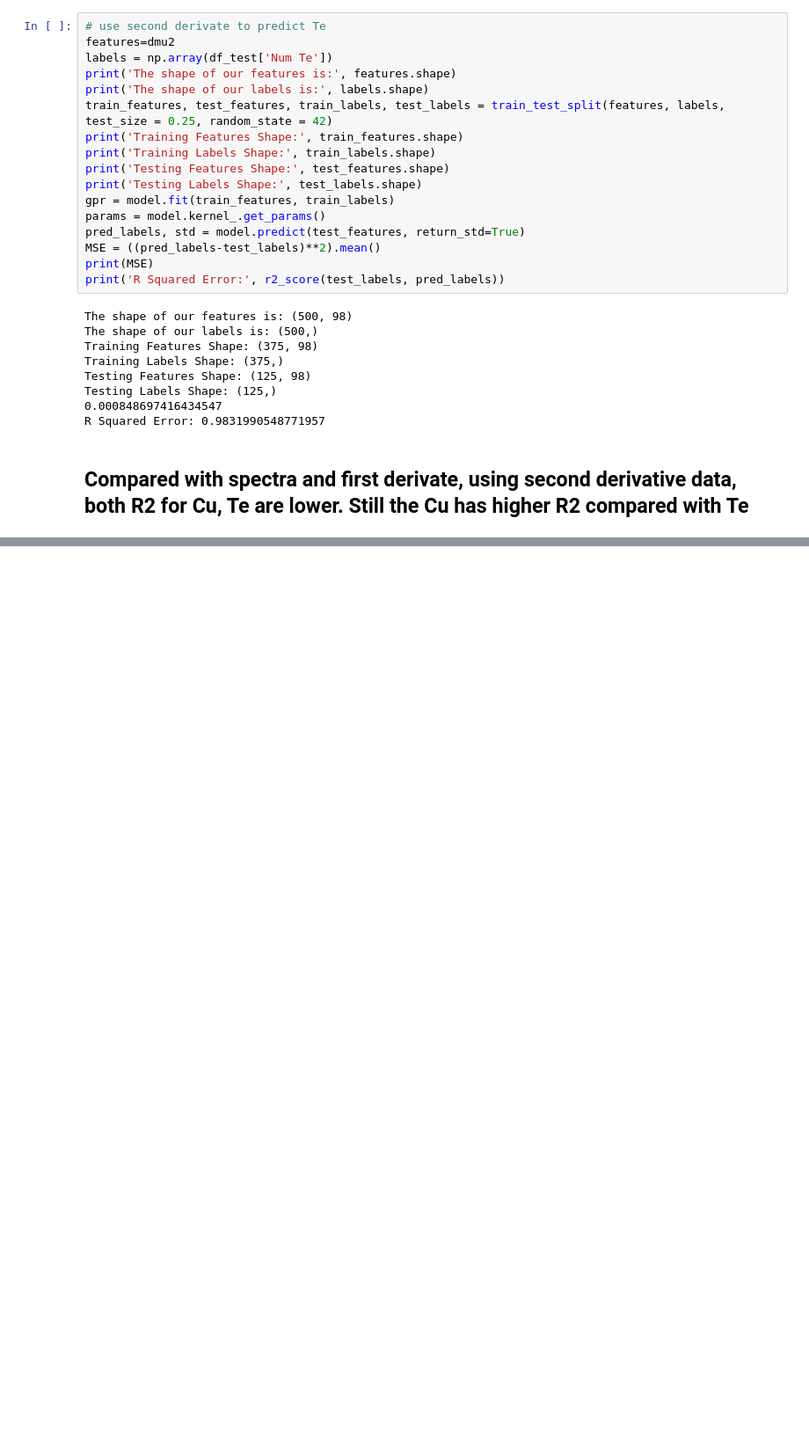
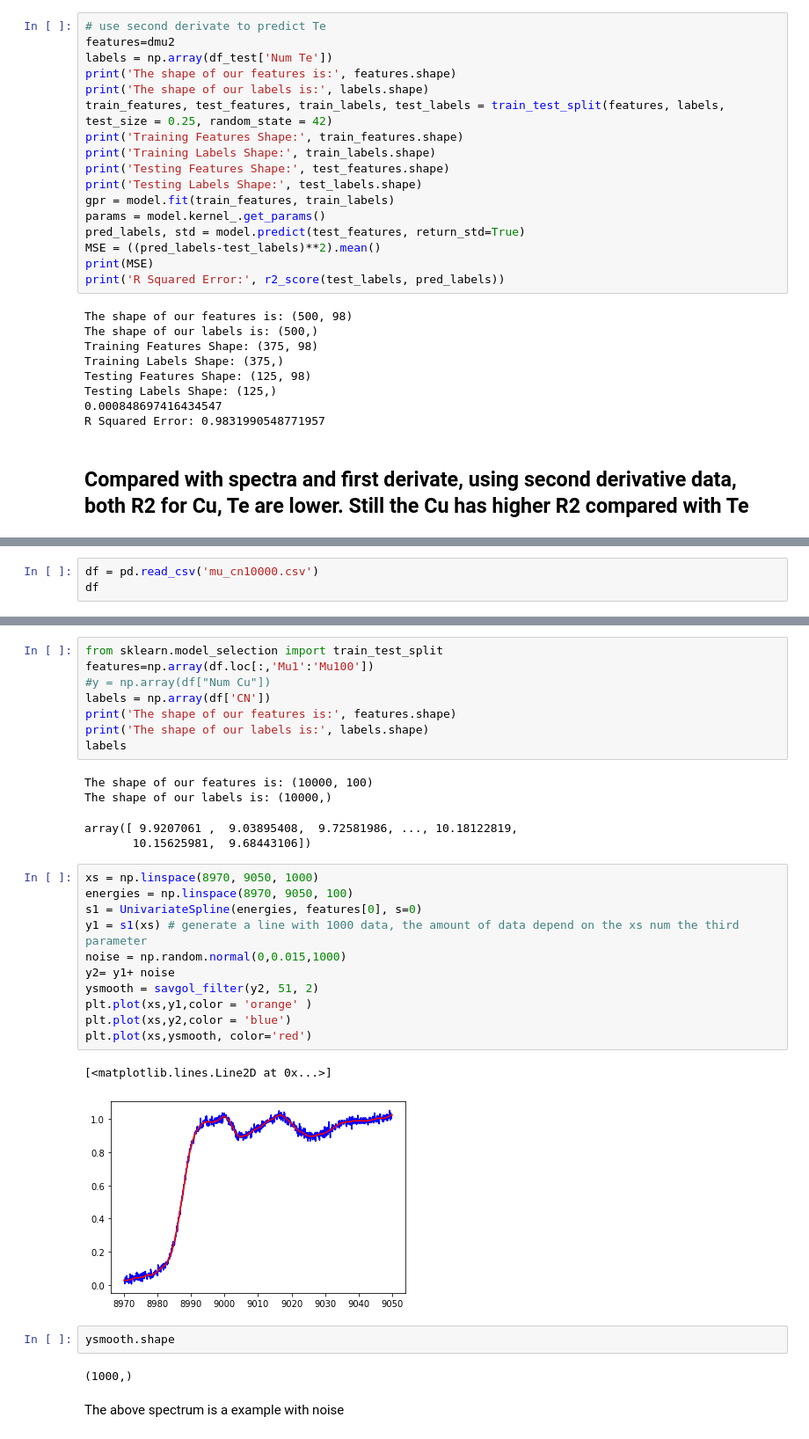
Before and after one commit to PredictXANES/XANES_Capstone, a Jupyter notebook: examples/GPR_predict_atom_number.ipynb, the cells around one changed output, grey strips where cells are left out. Shown at 88% size. Saved outputs shown, nothing was run; the diff lists cells and outputs as text; blank space fills up the shorter version.

Commit message:
update the noise and smooth

```diff
--- a/examples/GPR_predict_atom_number.ipynb
+++ b/examples/GPR_predict_atom_number.ipynb
@@ -452,0 +455,3 @@ R Squared Error: 0.9831990548771957
+# %%
+df = pd.read_csv('mu_cn10000.csv')
+df
@@ -452,0 +472,33 @@ R Squared Error: 0.9831990548771957
+# %%
+from sklearn.model_selection import train_test_split
+features=np.array(df.loc[:,'Mu1':'Mu100'])
+#y = np.array(df["Num Cu"])
+labels = np.array(df['CN'])
+print('The shape of our features is:', features.shape)
+print('The shape of our labels is:', labels.shape)
+labels
+# %% [output]
+The shape of our features is: (10000, 100)
+The shape of our labels is: (10000,)
+array([ 9.9207061 ,  9.03895408,  9.72581986, ..., 10.18122819,
+       10.15625981,  9.68443106])
+# %%
+xs = np.linspace(8970, 9050, 1000)
+energies = np.linspace(8970, 9050, 100)
+s1 = UnivariateSpline(energies, features[0], s=0)
+y1 = s1(xs) # generate a line with 1000 data, the amount of data depend on the xs num the third parameter
+noise = np.random.normal(0,0.015,1000)
+y2= y1+ noise
+ysmooth = savgol_filter(y2, 51, 2)
+plt.plot(xs,y1,color = 'orange' )
+plt.plot(xs,y2,color = 'blue')
+plt.plot(xs,ysmooth, color='red')
+# %% [output]
+[<matplotlib.lines.Line2D at 0x...>]
+[figure, added]
+# %%
+ysmooth.shape
+# %% [output]
+(1000,)
+# %% [markdown]
+The above spectrum is a example with noise
```
Also changed, not shown: parts of 50 cells of this notebook, 1 other file.
